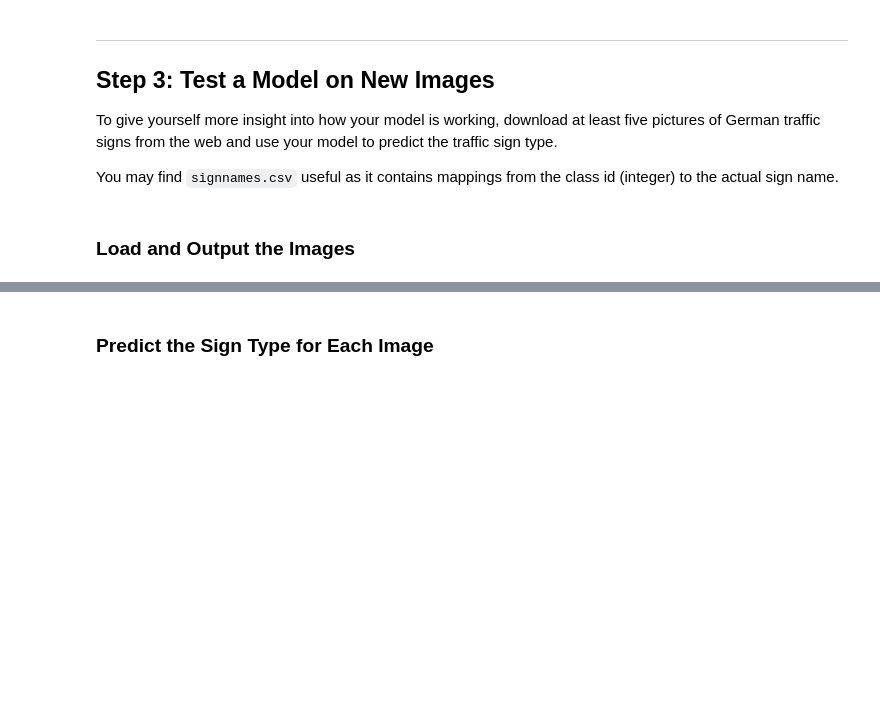
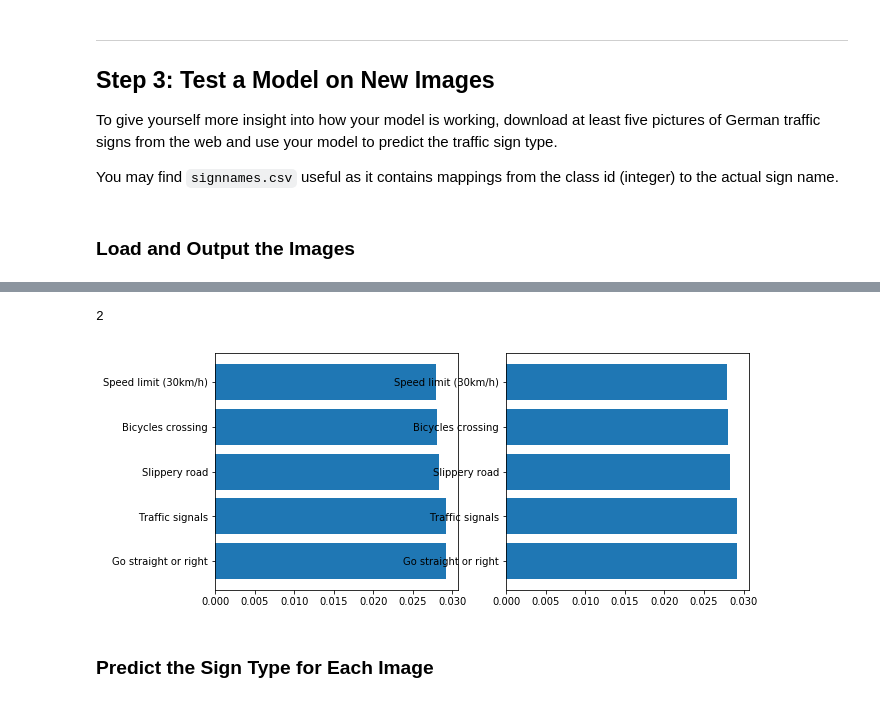
Before and after one commit to ebbaabbe/CarND-Traffic-Sign-Classifier-Project, a Jupyter notebook: Traffic_Sign_Classifier.ipynb, the cells around one changed output, grey strips where cells are left out. Cells and saved outputs as stored; diff of their text form; code cells hidden in the pictures; blank space fills up the shorter version.

```diff
--- a/Traffic_Sign_Classifier.ipynb
+++ b/Traffic_Sign_Classifier.ipynb
@@ -503,3 +611,31 @@ You may find `signnames.csv` useful as it contains mappings from the class id (i
+# %%
+with tf.Session() as sess:
+    saver.restore(sess, "./lenet")
+    keep_prob = tf.placeholder(tf.float32)
+    prob = sess.run(tf.nn.softmax(logits), feed_dict = {x: X_test_normalized, keep_prob: 1})
+    top5 = sess.run(tf.nn.top_k(prob, k = 5))
+
+print(len(top5))
+
+fig = plt.figure(figsize=(20,20))
+for i in range(len(top5)):
+    ax = fig.add_subplot(4,4,i+1)
+    prob = top5.values[i]
+    label = top5.indices[i]
+    y_pos = np.arange(5)
+    labels = []
+
+    for l in label:
+        labels.append(sign_labels["SignName"][l])
+    plt.barh(y_pos, prob)
+    plt.yticks(y_pos)
+    ax.set_yticklabels(labels)
+
+    if(i >= 16):
+        break
+# %% [output]
+2
+[figure, added]
 # %% [markdown]
 ### Predict the Sign Type for Each Image
 # %%
```
Also changed, not shown: parts of 9 cells of this notebook.
